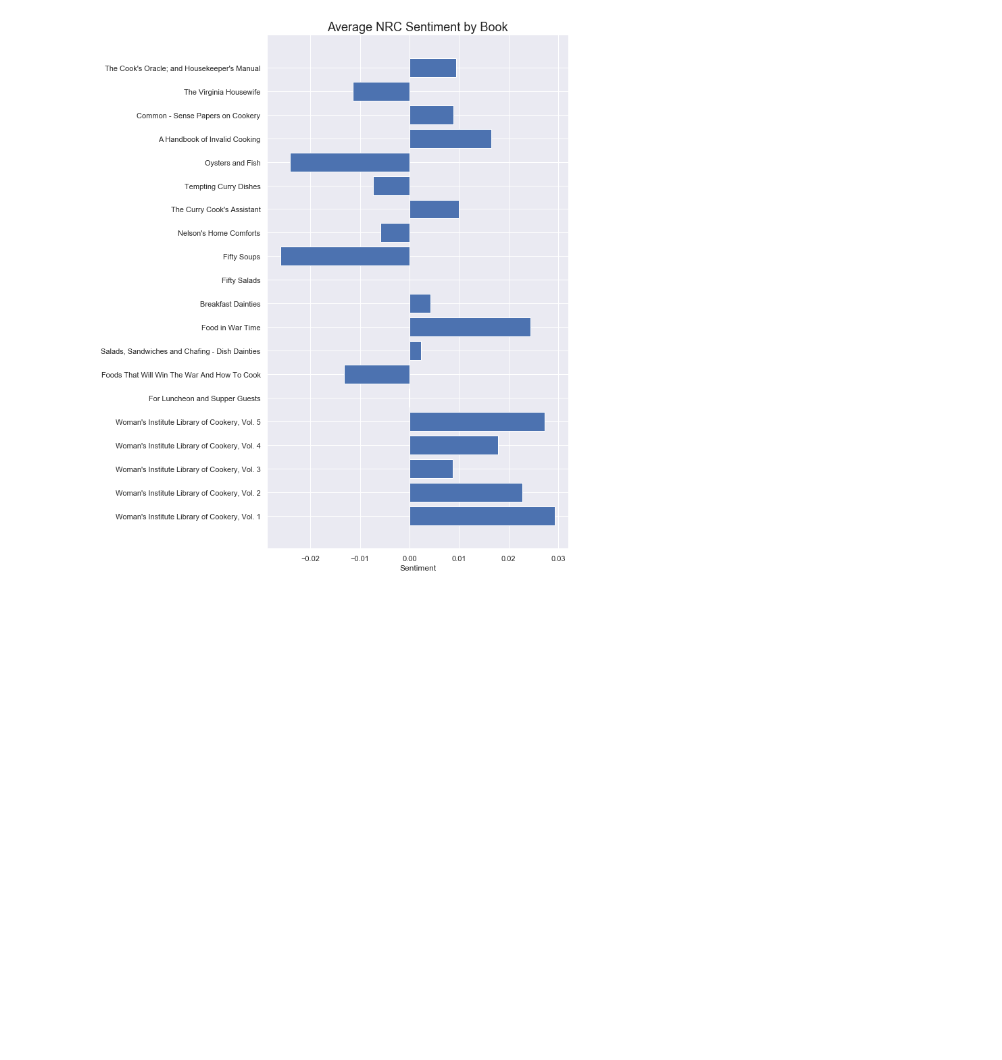
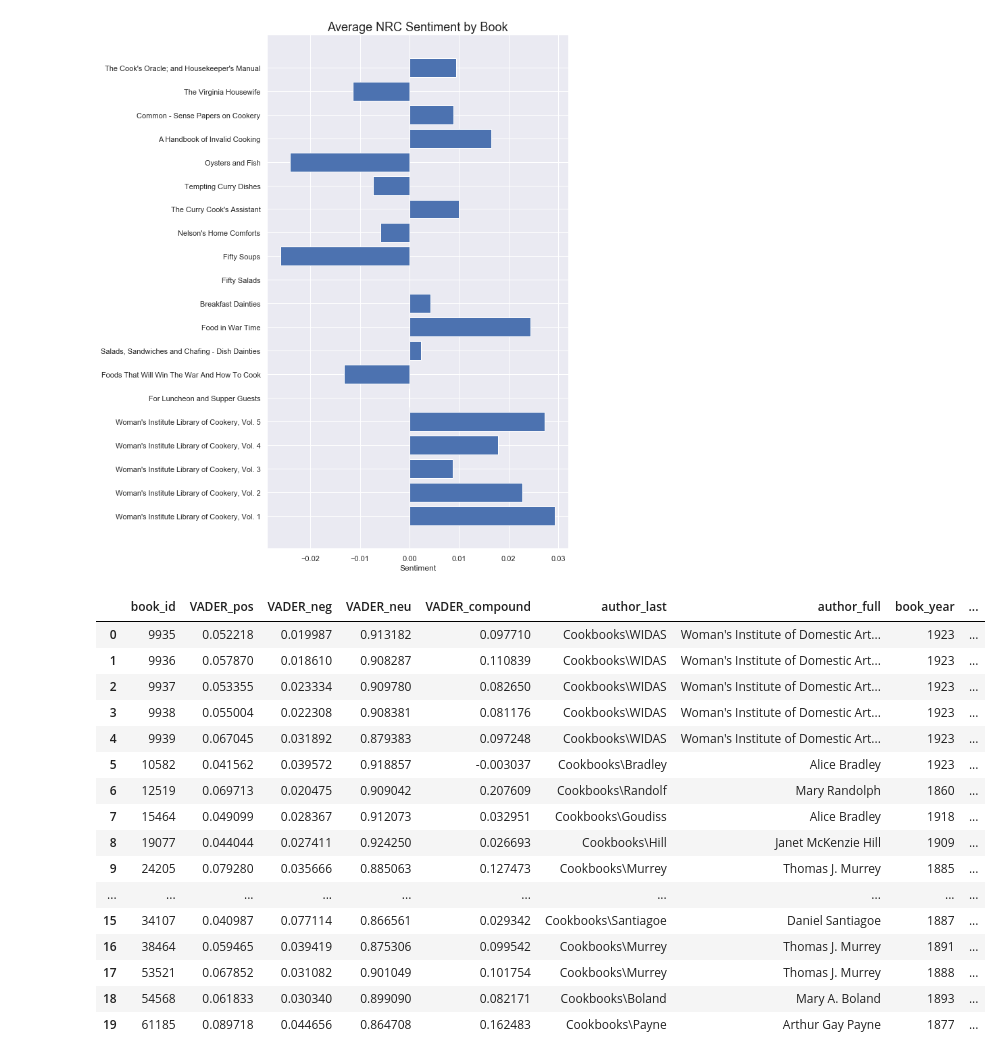
Before and after one commit to brigittehogan/Cookbook-Analytics, a Jupyter notebook: Sentiment Analysis.ipynb, the cells around one changed output. Cells and saved outputs as stored; diff of their text form; code cells hidden in the pictures; blank space fills up the shorter version.

```diff
--- a/Sentiment Analysis.ipynb
+++ b/Sentiment Analysis.ipynb
@@ -289,4 +284,24 @@ plt.title("Average NRC Sentiment by Book", fontsize=18)
 plt.show()
 # %% [output]
 [figure]
+# %%
+VADER_sentiment_book
+# %% [output]
+|  | book_id | VADER_pos | VADER_neg | VADER_neu | VADER_compound | author_last | author_full | book_year | ... |
+| 0 | 9935 | 0.052218 | 0.019987 | 0.913182 | 0.097710 | Cookbooks\WIDAS | Woman's Institute of Domestic Art... | 1923 | ... |
+| 1 | 9936 | 0.057870 | 0.018610 | 0.908287 | 0.110839 | Cookbooks\WIDAS | Woman's Institute of Domestic Art... | 1923 | ... |
+| 2 | 9937 | 0.053355 | 0.023334 | 0.909780 | 0.082650 | Cookbooks\WIDAS | Woman's Institute of Domestic Art... | 1923 | ... |
+| 3 | 9938 | 0.055004 | 0.022308 | 0.908381 | 0.081176 | Cookbooks\WIDAS | Woman's Institute of Domestic Art... | 1923 | ... |
+| 4 | 9939 | 0.067045 | 0.031892 | 0.879383 | 0.097248 | Cookbooks\WIDAS | Woman's Institute of Domestic Art... | 1923 | ... |
+| 5 | 10582 | 0.041562 | 0.039572 | 0.918857 | -0.003037 | Cookbooks\Bradley | Alice Bradley | 1923 | ... |
+| 6 | 12519 | 0.069713 | 0.020475 | 0.909042 | 0.207609 | Cookbooks\Randolf | Mary Randolph | 1860 | ... |
+| 7 | 15464 | 0.049099 | 0.028367 | 0.912073 | 0.032951 | Cookbooks\Goudiss | Alice Bradley | 1918 | ... |
+| 8 | 19077 | 0.044044 | 0.027411 | 0.924250 | 0.026693 | Cookbooks\Hill | Janet McKenzie Hill | 1909 | ... |
+| 9 | 24205 | 0.079280 | 0.035666 | 0.885063 | 0.127473 | Cookbooks\Murrey | Thomas J. Murrey | 1885 | ... |
+| ... | ... | ... | ... | ... | ... | ... | ... | ... | ... |
+| 15 | 34107 | 0.040987 | 0.077114 | 0.866561 | 0.029342 | Cookbooks\Santiagoe | Daniel Santiagoe | 1887 | ... |
+| 16 | 38464 | 0.059465 | 0.039419 | 0.875306 | 0.099542 | Cookbooks\Murrey | Thomas J. Murrey | 1891 | ... |
+| 17 | 53521 | 0.067852 | 0.031082 | 0.901049 | 0.101754 | Cookbooks\Murrey | Thomas J. Murrey | 1888 | ... |
+| 18 | 54568 | 0.061833 | 0.030340 | 0.899090 | 0.082171 | Cookbooks\Boland | Mary A. Boland | 1893 | ... |
+| 19 | 61185 | 0.089718 | 0.044656 | 0.864708 | 0.162483 | Cookbooks\Payne | Arthur Gay Payne | 1877 | ... |
 # %% [markdown]
```
Also changed, not shown: parts of 10 cells of this notebook.
